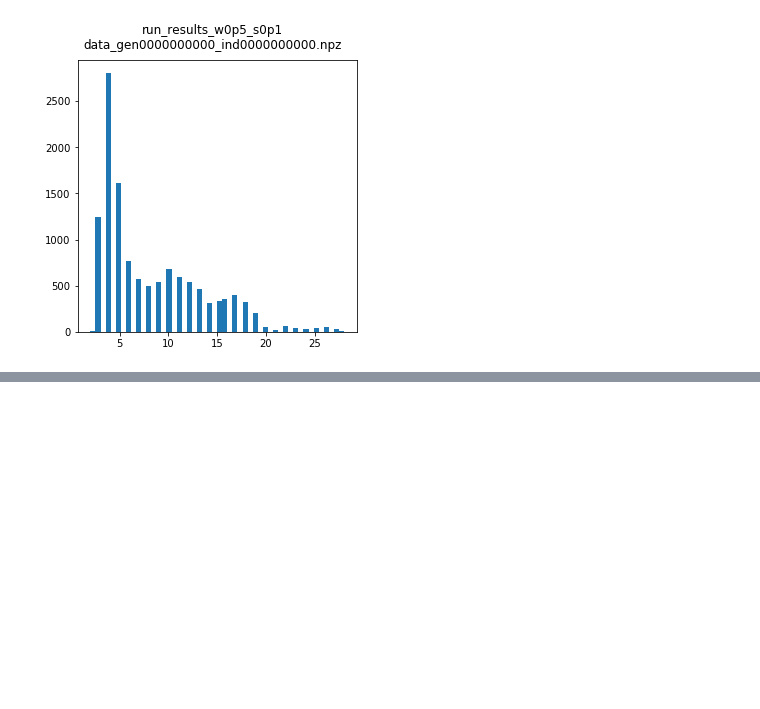
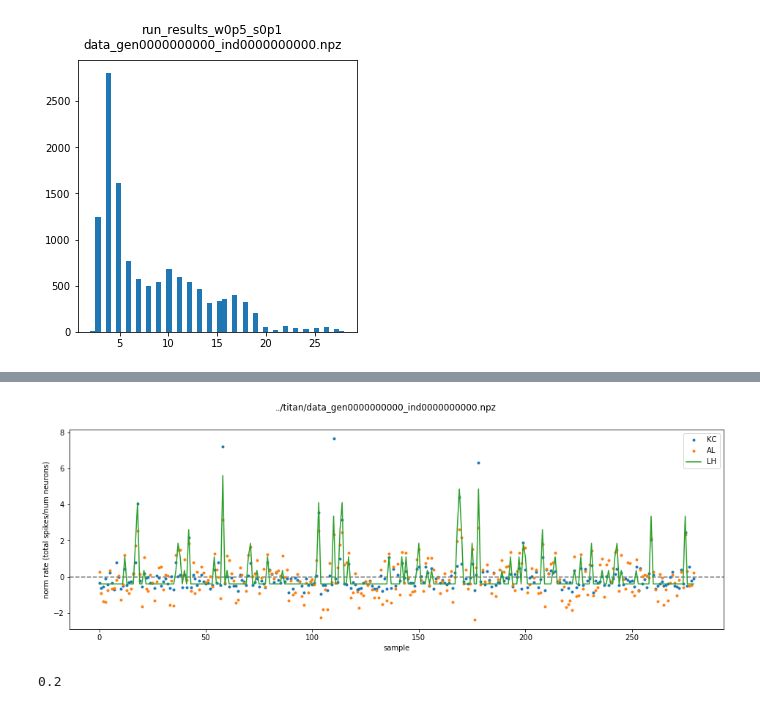
Before and after one commit to chanokin/l2l-omniglot, a Jupyter notebook: check_mid_spikes.ipynb, the cells around one changed output, grey strips where cells are left out. Saved outputs shown, nothing was run; the diff lists cells and outputs as text; code cells hidden in the pictures; blank space fills up the shorter version.

```diff
--- a/check_mid_spikes.ipynb
+++ b/check_mid_spikes.ipynb
@@ -774,3 +782,24 @@ binned
+# %%
+plt.figure(figsize=(16, 5))
+ax = plt.subplot(1, 1, 1)
+plt.suptitle(f"{f}")
+plt.axhline(0.0, linestyle='--', color='gray')
+plt.plot(nrates, '.', label='KC')
+plt.plot(nin_rates, '.', label='AL')
+plt.plot(nlh_rates,  label='LH')
+
+ax.set_xlabel('sample')
+ax.set_ylabel('norm rate (total spikes/num neurons)')
+#         plt.savefig(f"rates_{dd}_{ff}.png", dpi=150)
+
+plt.legend()
+plt.show()
+# %% [output]
+[figure, added]
+# %%
+1./5.
+# %% [output]
+0.2
 # %%
 print(cls)
 for i0, c0 in enumerate(cls):
```
Also changed, not shown: parts of 4 cells of this notebook, 8 other files.
